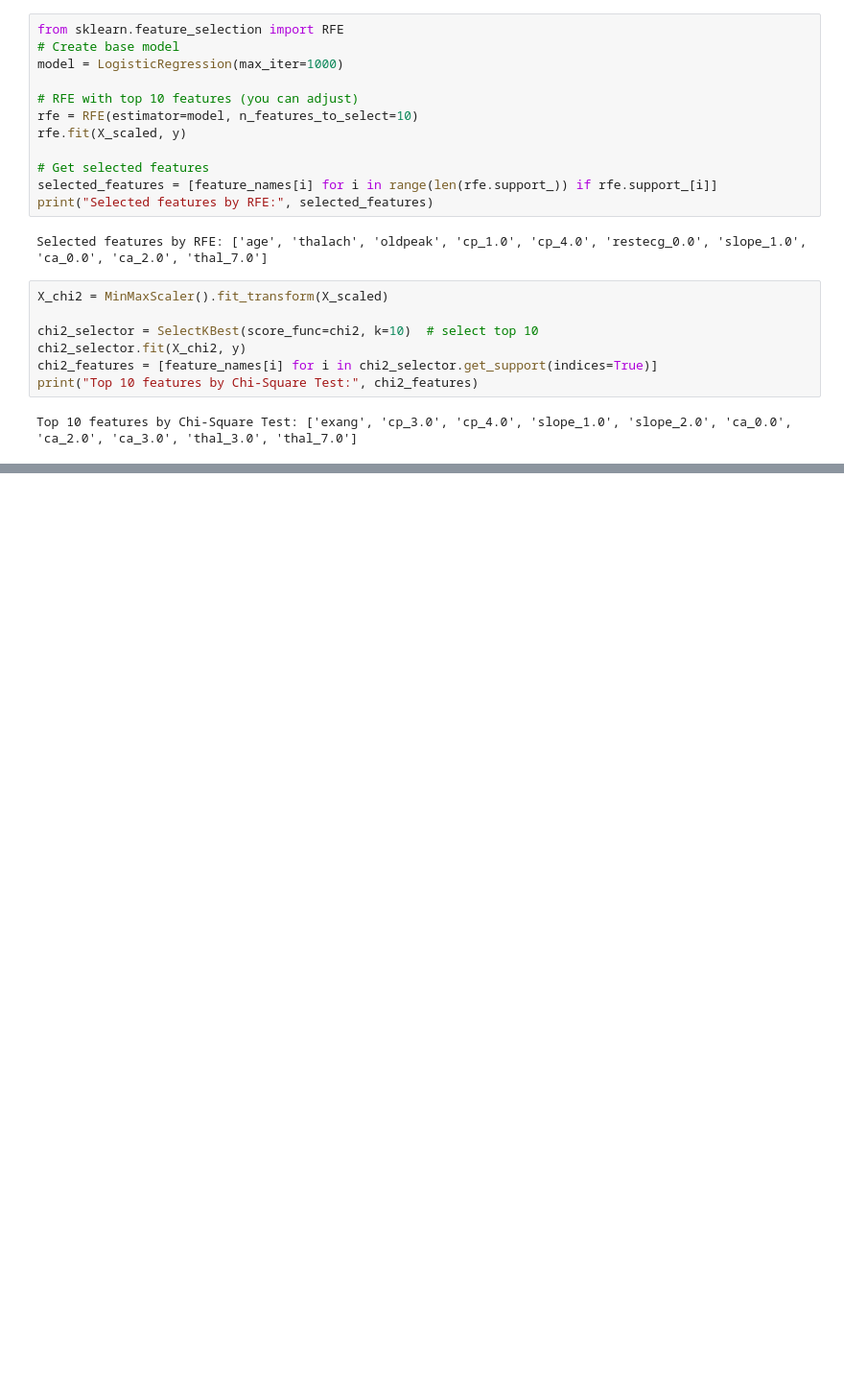
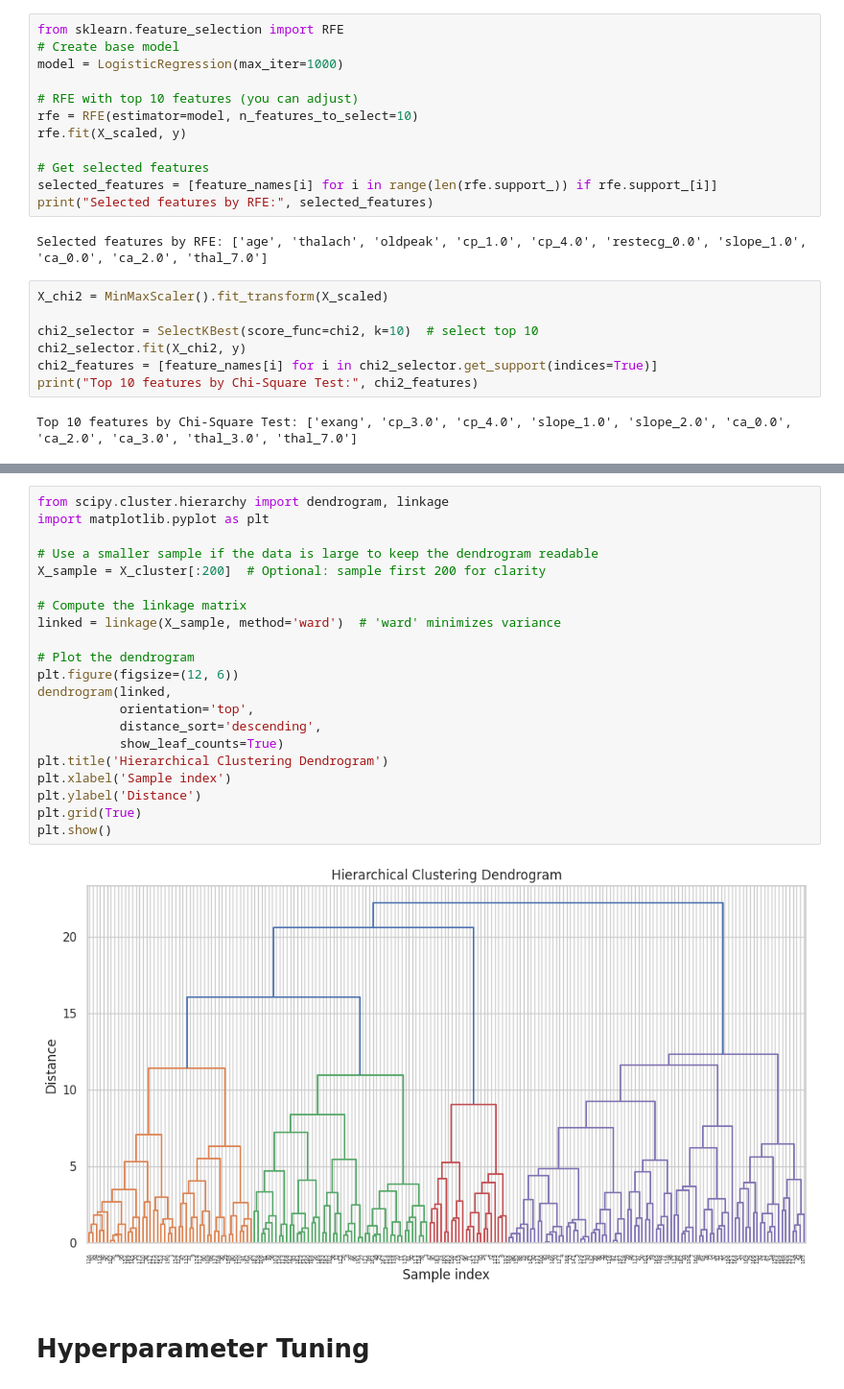
Before and after one commit to Mohamed-Elsemary/UCIHeartMLProject, a Jupyter notebook: HDUCI.ipynb, the cells around one changed output, grey strips where cells are left out. Shown at 96% size. Saved outputs shown, nothing was run; the diff lists cells and outputs as text; blank space fills up the shorter version.

```diff
--- a/HDUCI.ipynb
+++ b/HDUCI.ipynb
@@ -223,0 +354,25 @@ Final selected features for modeling: ['thal_7.0', 'ca_2.0', 'slope_1.0', 'cp_4.
+# %%
+from scipy.cluster.hierarchy import dendrogram, linkage
+import matplotlib.pyplot as plt
+
+# Use a smaller sample if the data is large to keep the dendrogram readable
+X_sample = X_cluster[:200]  # Optional: sample first 200 for clarity
+
+# Compute the linkage matrix
+linked = linkage(X_sample, method='ward')  # 'ward' minimizes variance
+
+# Plot the dendrogram
+plt.figure(figsize=(12, 6))
+dendrogram(linked,
+           orientation='top',
+           distance_sort='descending',
+           show_leaf_counts=True)
+plt.title('Hierarchical Clustering Dendrogram')
+plt.xlabel('Sample index')
+plt.ylabel('Distance')
+plt.grid(True)
+plt.show()
+# %% [output]
+[figure, added]
+# %% [markdown]
+# Hyperparameter Tuning
```
Also changed, not shown: parts of 18 cells of this notebook, 1 other file.
